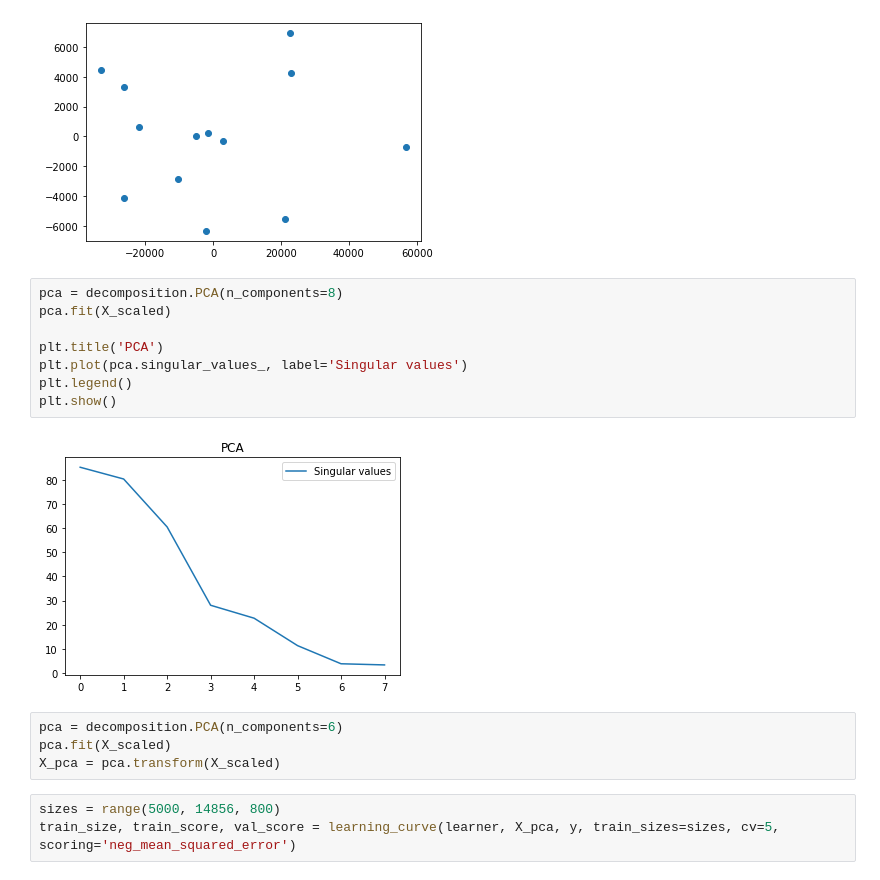
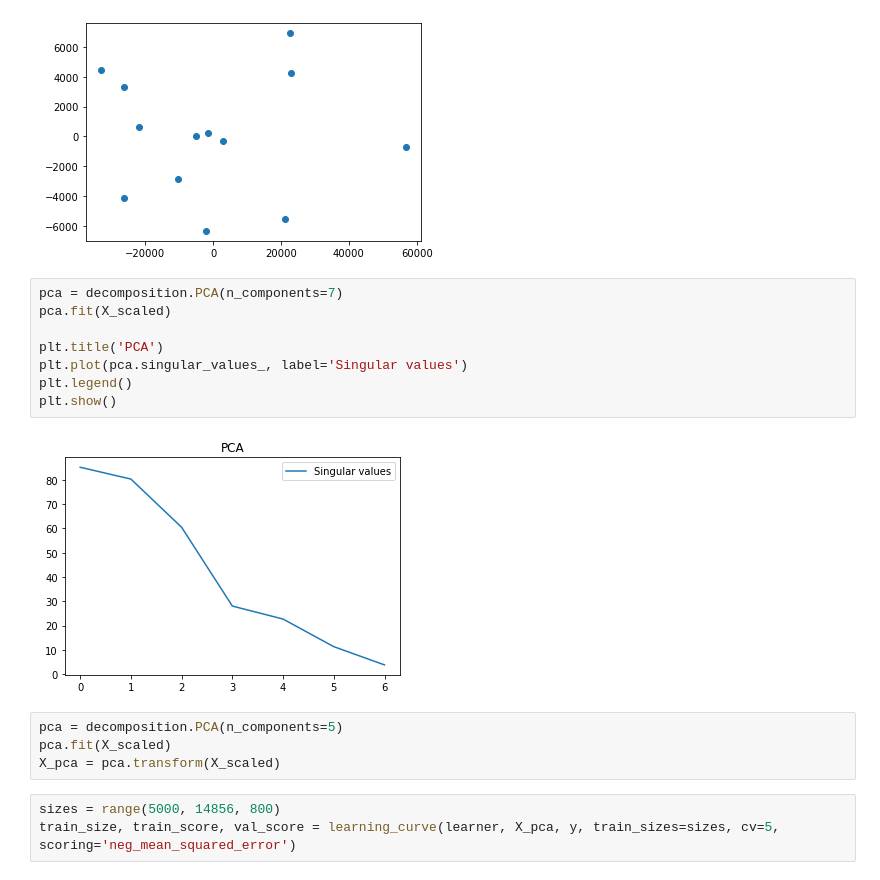
Before and after one commit to martinaviggiano/ml_project, a Jupyter notebook: Machine Learning Project.ipynb, the cells around one changed output. Saved outputs shown, nothing was run; the diff lists cells and outputs as text.

Commit message:
Update plots

```diff
--- a/Machine Learning Project.ipynb
+++ b/Machine Learning Project.ipynb
@@ -564,17 +603,17 @@ plt.scatter(coef_pca[:,0], coef_pca[:,1])
 <matplotlib.collections.PathCollection at 0x...>
 [figure]
 # %%
-pca = decomposition.PCA(n_components=8)
+pca = decomposition.PCA(n_components=7)
 pca.fit(X_scaled)
 
 plt.title('PCA')
 plt.plot(pca.singular_values_, label='Singular values')
 plt.legend()
 plt.show()
 # %% [output]
-[figure, old version]
+[figure, new version]
 # %%
-pca = decomposition.PCA(n_components=6)
+pca = decomposition.PCA(n_components=5)
 pca.fit(X_scaled)
 X_pca = pca.transform(X_scaled)
 # %%
```
Also changed, not shown: parts of 25 cells of this notebook, 17 other files.
